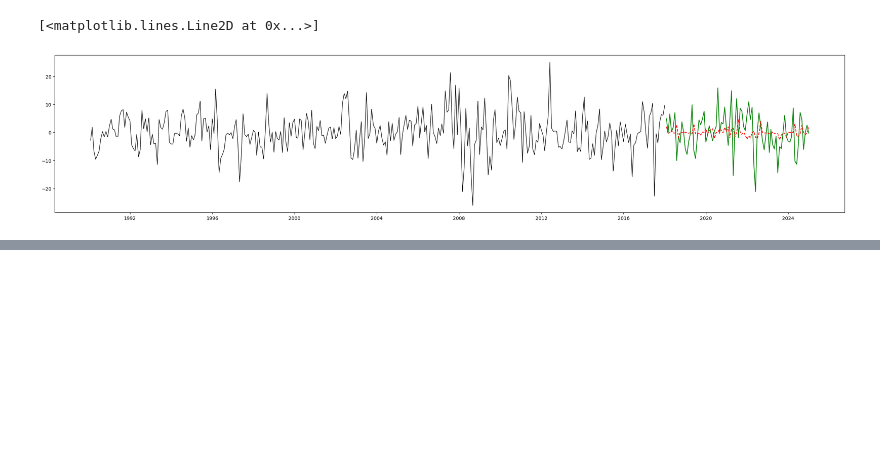
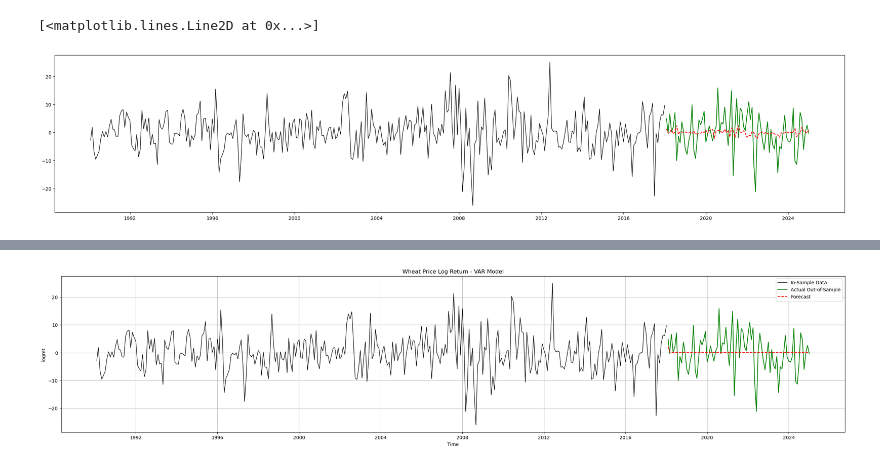
Before and after one commit to djwh1tmer/ML-Time-Series-Final-Project, a Jupyter notebook: Jupyter Notebooks/Final_Models_2.ipynb, the cells around one changed output, grey strips where cells are left out. Drawn from its saved outputs; the diff is of its cells as text; code cells hidden in the pictures; blank space fills up the shorter version.

```diff
--- a/Jupyter Notebooks/Final_Models_2.ipynb
+++ b/Jupyter Notebooks/Final_Models_2.ipynb
@@ -455,0 +568,15 @@ results_df
+# %%
+plt.figure(figsize=(30, 6))
+plt.plot(logret_df_train_data.index, logret_df_train_data["wheat_price_logret_future"], label="In-Sample Data", color="black", linewidth=1)
+plt.plot(logret_df_test_data.index, logret_df_test_data["wheat_price_logret_future"], label="Actual Out-of-Sample", color="green", linestyle="solid")
+plt.plot(var_forecast_series.index, var_forecast_series, label="Forecast", color="red", linestyle="dashed")
+
+# Formatting
+plt.xlabel("Time")
+plt.ylabel("logret")
+plt.title("Wheat Price Log Return - VAR Model")
+plt.legend()
+plt.grid(True)
+plt.show()
+# %% [output]
+[figure, added]
```
Also changed, not shown: parts of 10 cells of this notebook.
